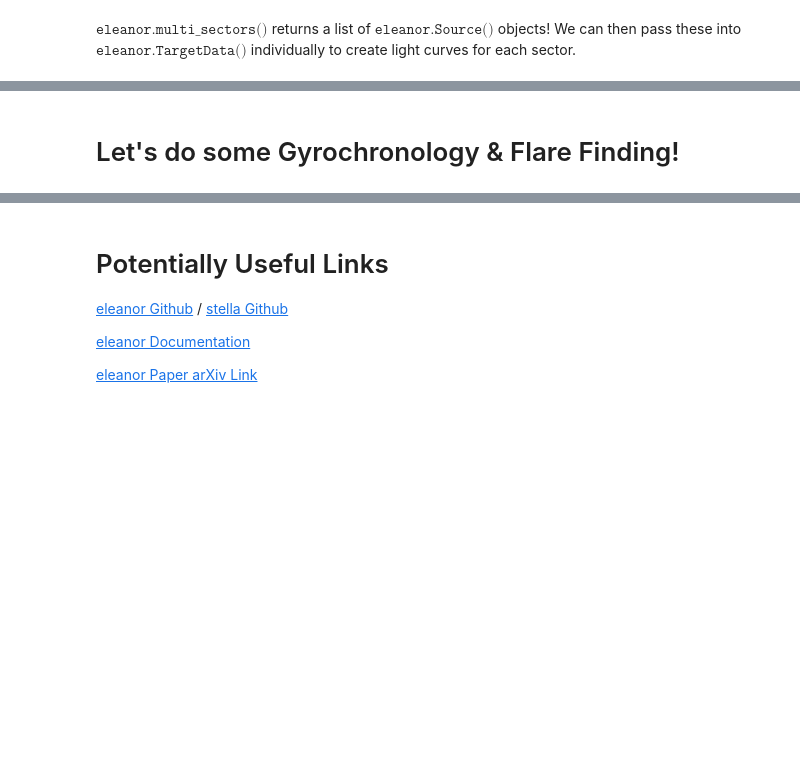
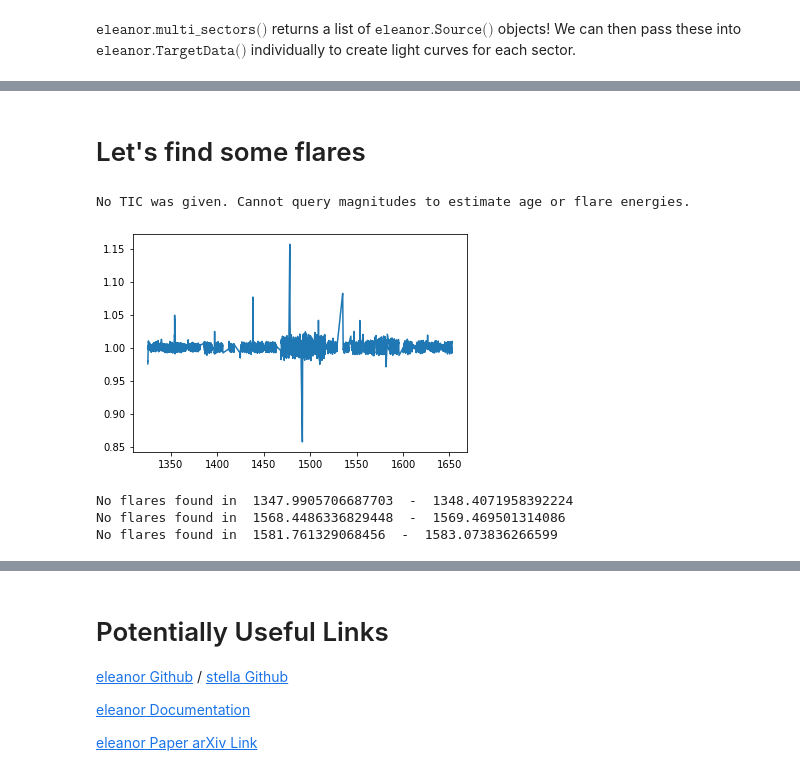
Before and after one commit to afeinstein20/tasc-tutorial, a Jupyter notebook: tasc5_notebook.ipynb, the cells around one changed output, grey strips where cells are left out. Cells and saved outputs as stored; diff of their text form; code cells hidden in the pictures; blank space fills up the shorter version.

```diff
--- a/tasc5_notebook.ipynb
+++ b/tasc5_notebook.ipynb
@@ -210,7 +198,7 @@ time = np.array([])
 flux = np.array([])
 
 for star in stars:
-    datum = eleanor.TargetData(star, do_pca=True)
+    datum = eleanor.TargetData(star)
 
     q = datum.quality == 0
 
@@ -229,2 +216,2 @@ plt.show()
 # %% [markdown]
-# Let's do some Gyrochronology & Flare Finding!
+# Let's find some flares
@@ -233,4 +218,16 @@ import stella
 # %%
-ys = stella.YoungStars(time=time, flux=flux, tic=stars[0].tic)
+ys = stella.YoungStars(time=time, flux=flux)
+# %% [output]
+No TIC was given. Cannot query magnitudes to estimate age or flare energies.
+# %%
+%matplotlib inline
+plt.plot(ys.time, ys.norm_flux);
+# %% [output]
+[figure, added]
 # %%
 ys.savitsky_golay()
+ys.identify_flares()
+# %% [output]
+No flares found in  1347.9905706687703  -  1348.4071958392224
+No flares found in  1568.4486336829448  -  1569.469501314086
+No flares found in  1581.761329068456  -  1583.073836266599
```
Also changed, not shown: parts of 26 cells of this notebook.
